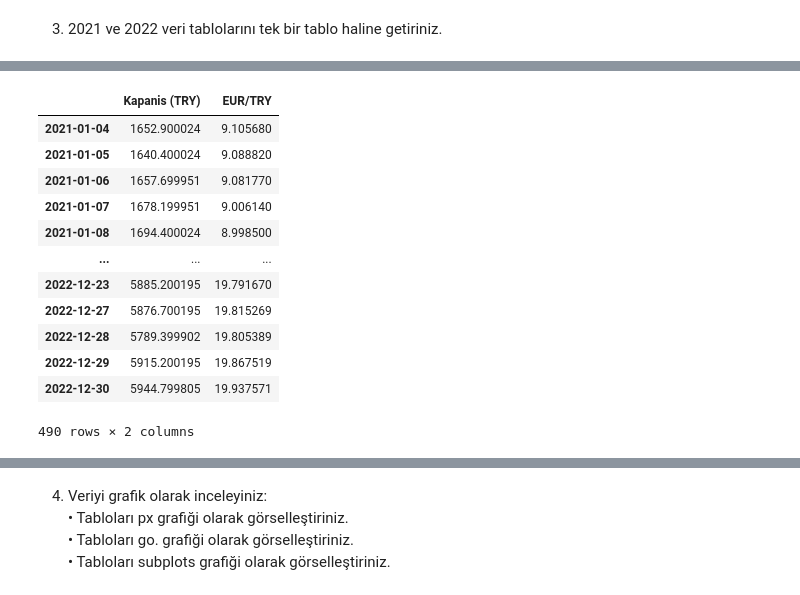
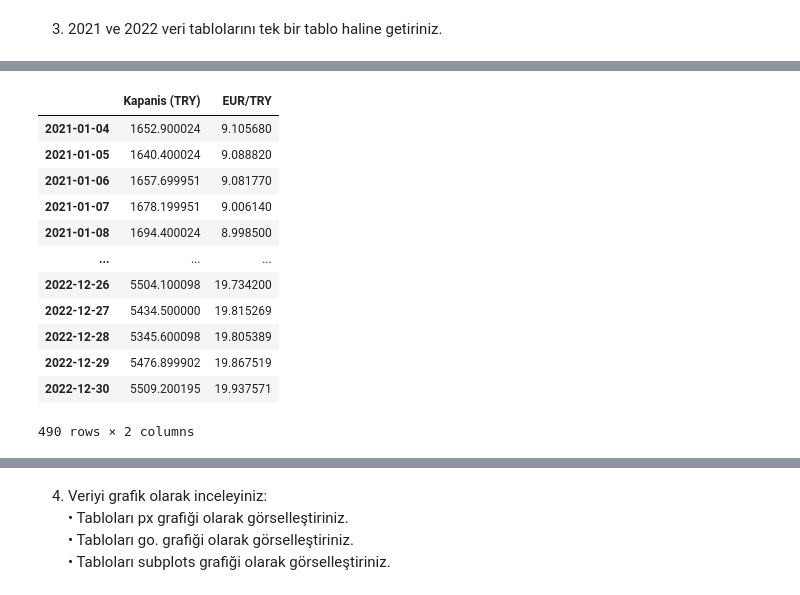
Before and after one commit to Recepurkun/GMKA_Recep_Urkun, a Jupyter notebook: Odev3_Python_Veri_Analizi_Egitimi__Recep_Ürkün.ipynb, the cells around one changed output, grey strips where cells are left out. Drawn from its saved outputs; the diff is of its cells as text; code cells hidden in the pictures.

```diff
--- a/Odev3_Python_Veri_Analizi_Egitimi__Recep_Ürkün.ipynb
+++ b/Odev3_Python_Veri_Analizi_Egitimi__Recep_Ürkün.ipynb
@@ -141,0 +166,5 @@ fig2.show()
+# %%
+#BIST30 ve Kur verilerini ayni tabloda gorebilmek icin birlestiriyoruz.
+B30K_2021 = B30.merge(Kur, left_index= True, right_index=True)
+B30K_2021
+#Normalize EUR/TRY'nin 1den degil de 1.002309 olarak gozukme sebebi Borsanin 1.ayin 4unde acilmis olmasi.
@@ -153,17 +204,15 @@ fig3.update_layout(title="Normalize EUR/TRY",
 # %% [markdown]
 1. <i> Yahoo Finance</i> sitesinden 2022 BIST30 ve EUR/TRY kur değerlerini indiriniz
 # %%
-#2022 BIST30 ve EUR/TRY kur degerlerini indiriyoruz
-indirme_listesi = ["XU030.IS","EURTRY=X"]
-Veri_2022 = pd.DataFrame()
+indirme_listesi = ["XU100.IS","EURTRY=X"]
+B30K_2022 = pd.DataFrame()
 
 for i in indirme_listesi:
   data = yf.download(i, start = "2022-01-01", end= "2023-01-01")
   data = data["Adj Close"].rename(i)
-  Veri_2022 = pd.concat([Veri_2022, data], axis=1) #verilen 2 veriyi sutun olarak birlestirme islemi
+  B30K_2022 = pd.concat([B30K_2022, data], axis=1) #verilen 2 veriyi sutun olarak birlestirme islemi
 
-Veri_2022.columns = ["Kapanis (TRY)","EUR/TRY"]#ve satir isimlendirmelerini degistiriyoruz
-Veri_2022
+B30K_2022
 # %% [output]
 [*********************100%***********************]  1 of 1 completed
 [*********************100%***********************]  1 of 1 completed
@@ -202,0 +234,4 @@ Veri_2022
+# %%
+B30K_2022.columns = ["Kapanis (TRY)","EUR/TRY"]#ve satir isimlendirmelerini degistiriyoruz
+B30K_2022 = B30K_2022[B30K_2022["Kapanis (TRY)"]>0]#borsanin kapali oldugu zaman dilimini tablomuzdan siliyoruz.
+B30K_2022
@@ -233,0 +254,3 @@ Veri_2021
+# %%
+B30K_2021 = B30K_2021[["Kapanis (TRY)","EUR/TRY"]]
+B30K_2021
@@ -234,18 +272,18 @@ Veri_2021
 # %%
-Veriler = pd.concat([Veri_2021, Veri_2022], axis = 0)#2021 ile 2022 yillarinin verilerini birlestiriyoruz
-Veriler
+Veri_21_22 = pd.concat([B30K_2021, B30K_2022], axis = 0)#2022 ile 2023 yillarinin verilerini birlestiriyoruz
+Veri_21_22
 # %% [output]
 |  | Kapanis (TRY) | EUR/TRY |
 | 2021-01-04 | 1652.900024 | 9.105680 |
 | 2021-01-05 | 1640.400024 | 9.088820 |
 | 2021-01-06 | 1657.699951 | 9.081770 |
 | 2021-01-07 | 1678.199951 | 9.006140 |
 | 2021-01-08 | 1694.400024 | 8.998500 |
 | ... | ... | ... |
-| 2022-12-23 | 5885.200195 | 19.791670 |
-| 2022-12-27 | 5876.700195 | 19.815269 |
-| 2022-12-28 | 5789.399902 | 19.805389 |
-| 2022-12-29 | 5915.200195 | 19.867519 |
-| 2022-12-30 | 5944.799805 | 19.937571 |
+| 2022-12-26 | 5504.100098 | 19.734200 |
+| 2022-12-27 | 5434.500000 | 19.815269 |
+| 2022-12-28 | 5345.600098 | 19.805389 |
+| 2022-12-29 | 5476.899902 | 19.867519 |
+| 2022-12-30 | 5509.200195 | 19.937571 |
 490 rows × 2 columns
 # %%
```
Also changed, not shown: parts of 21 cells of this notebook.
